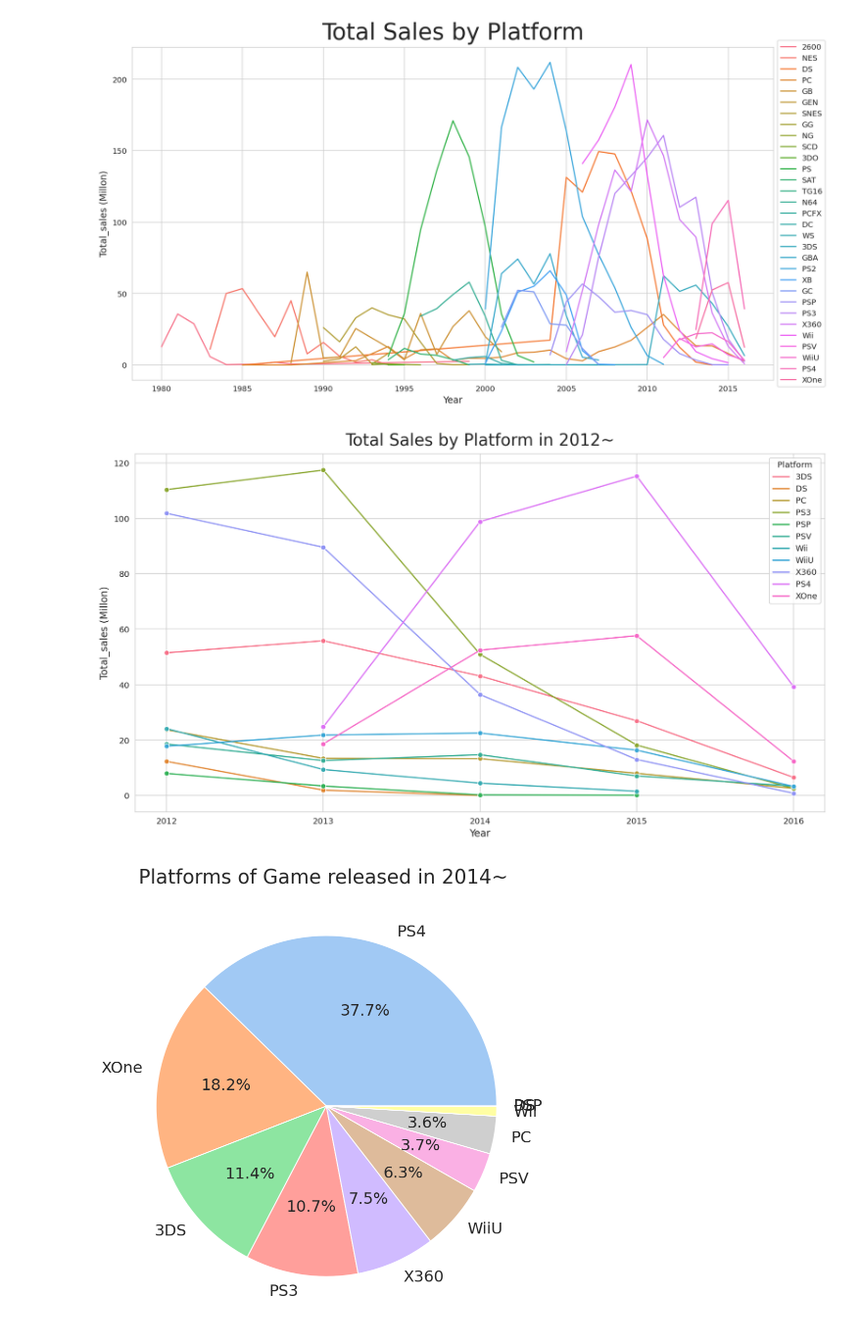
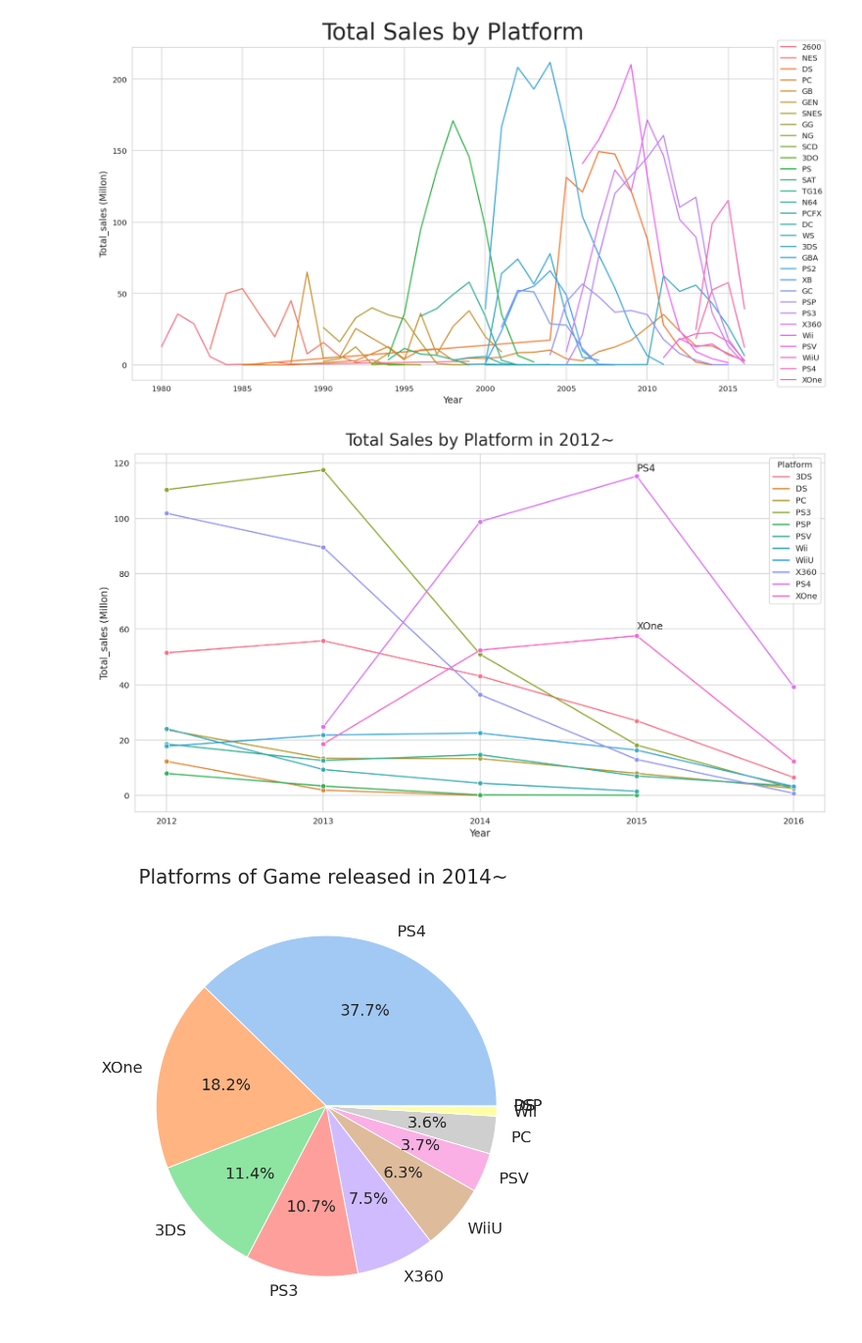
Before and after one commit to SYKIM5396/New_Game_Design, a Jupyter notebook: project1.ipynb, the cells around one changed output. Shown at 98% size. Drawn from its saved outputs; the diff is of its cells as text; code cells hidden in the pictures.

```diff
--- a/project1.ipynb
+++ b/project1.ipynb
@@ -626,17 +626,20 @@ plt.show();
 # %%
 #2012년~ 이후의 플랫폼 현황
 df_Platform_5 = df_Platform[df_Platform.Year>=2012]
 sns.set_style("whitegrid")
 
 plt.figure(figsize=(15, 8))
 sns.lineplot(x='Year', y='Total_sales', hue="Platform", data=df_Platform_5, marker='o')
 plt.ylabel("Total_sales (Millon)",fontsize=12)
 plt.xlabel("Year",fontsize=12)
 plt.title("Total Sales by Platform in 2012~",fontsize=20, pad=10)
 plt.xticks([2012,2013,2014,2015,2016])
+plt.annotate("PS4",(2015,117),fontsize=12)
+plt.annotate("XOne",(2015,60),fontsize=12)
+
 plt.show();
 # %% [output]
-[figure, old version]
+[figure, new version]
 # %%
 # 2013년 하반기에 PS4와 X Box One이 출시도었으므로 신기종의 시장 점유율을 확인하고자 2014년도 부터의 데이터를 추출
 # 2014~2016년의 플랫폼 별 게임 출고량 비교
```
Also changed, not shown: parts of 6 cells of this notebook.
